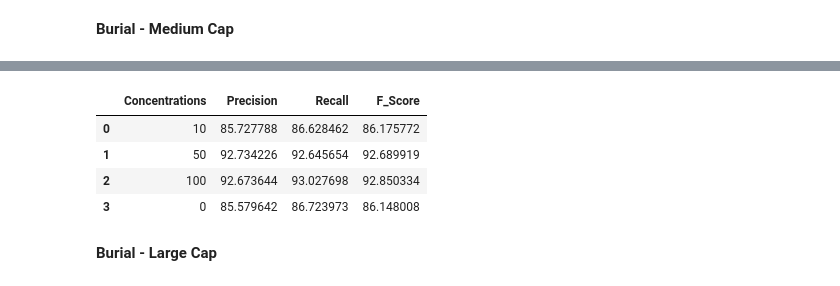
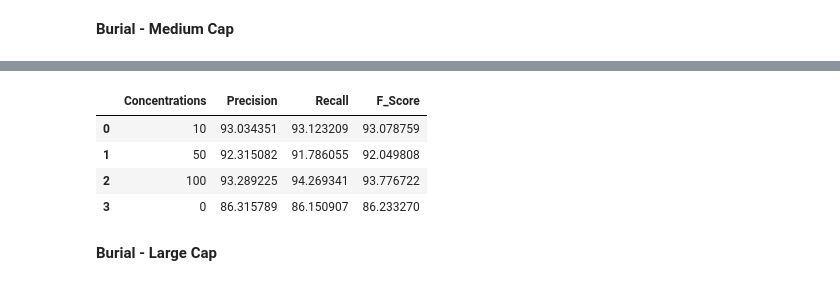
Before and after one commit to slavesocieties/ssda-nlp, a Jupyter notebook: 70-exhaustive-training.ipynb, the cells around one changed output, grey strips where cells are left out. Drawn from its saved outputs; the diff is of its cells as text; code cells hidden in the pictures.

```diff
--- a/70-exhaustive-training.ipynb
+++ b/70-exhaustive-training.ipynb
@@ -288,28 +258,28 @@ Saved model to models\exhaustive_models
 # %%
 #no_test
 
 ##RESULTS
 #Wrong Enumerate, kept for reference
 #concentrations_MCB = [10, 50, 100, 0]
 #pre_vec_MCB = [85.727788, 92.734226, 92.673644, 85.579642]
 #rec_vec_MCB = [86.628462, 92.645654, 93.027698, 86.723973]
 #f_vec_MCB = [86.175772, 92.689919, 92.850334, 86.148008]
 
 concentrations_MCB = [10, 50, 100, 0]
-pre_vec_MCB = [93.034351 92.315082 93.289225 86.315789]
-rec_vec_MCB = [93.123209 91.786055 94.269341 86.150907]
-f_vec_MCB = [93.078759 92.049808 93.776722 86.23327]
+pre_vec_MCB = [93.034351, 92.315082, 93.289225, 86.315789]
+rec_vec_MCB = [93.123209, 91.786055, 94.269341, 86.150907]
+f_vec_MCB = [93.078759, 92.049808, 93.776722, 86.23327]
 
 manual_data_MCB = {'Concentrations':concentrations_MCB, 'Precision':pre_vec_MCB, 'Recall':rec_vec_MCB, 'F_Score':f_vec_MCB}
 
 results_df_MCB = pd.DataFrame(manual_data_MCB)
 results_df_MCB.head(20)
 # %% [output]
 |  | Concentrations | Precision | Recall | F_Score |
-| 0 | 10 | 85.727788 | 86.628462 | 86.175772 |
-| 1 | 50 | 92.734226 | 92.645654 | 92.689919 |
-| 2 | 100 | 92.673644 | 93.027698 | 92.850334 |
-| 3 | 0 | 85.579642 | 86.723973 | 86.148008 |
+| 0 | 10 | 93.034351 | 93.123209 | 93.078759 |
+| 1 | 50 | 92.315082 | 91.786055 | 92.049808 |
+| 2 | 100 | 93.289225 | 94.269341 | 93.776722 |
+| 3 | 0 | 86.315789 | 86.150907 | 86.233270 |
 # %% [markdown]
 **Burial - Large Cap**
 # %%
```
Also changed, not shown: parts of 6 cells of this notebook, 5 other files.
